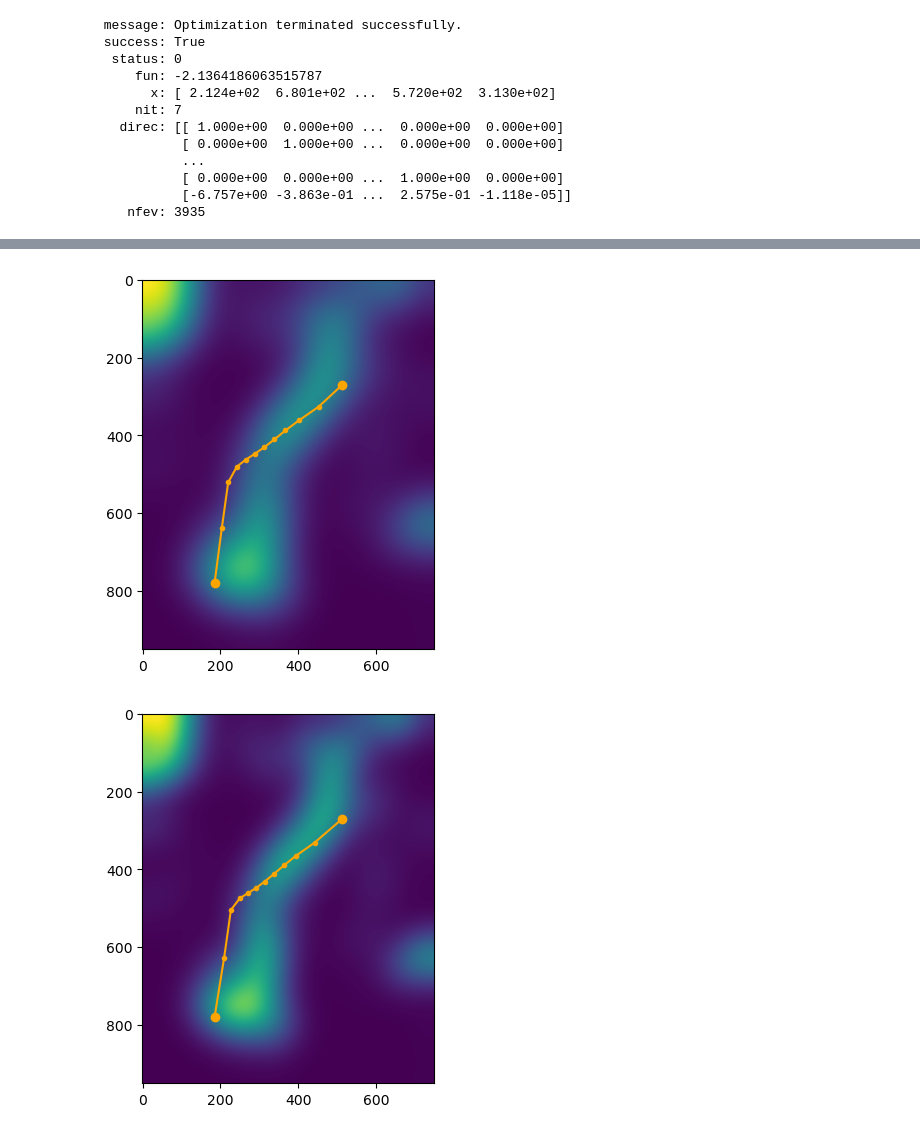
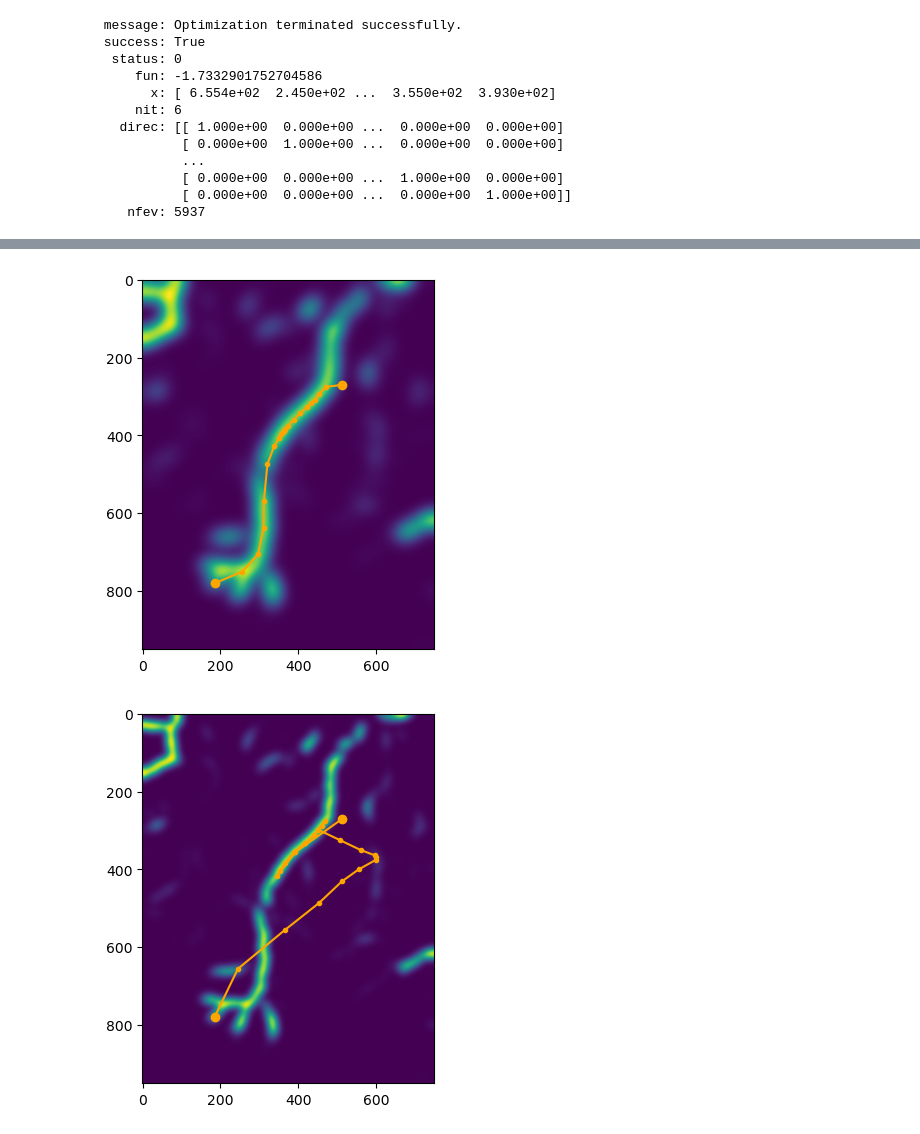
Before and after one commit to dsi-rse/gully-map, a Jupyter notebook: notebooks/elevation-along-gully.ipynb, the cells around one changed output, grey strips where cells are left out. Saved outputs shown, nothing was run; the diff lists cells and outputs as text; code cells hidden in the pictures.

```diff
--- a/notebooks/elevation-along-gully.ipynb
+++ b/notebooks/elevation-along-gully.ipynb
@@ -13,15 +13,15 @@ end = (513, 270)
 # %%
-NUM_MIDPOINTS = 10
+NUM_MIDPOINTS = 20
 
 def arguments_to_line(arguments):
     ij = np.empty((len(arguments) // 2 + 2, 2))
-    ij[0] = begin
-    ij[-1] = end
+    ij[0, 1], ij[0, 0] = begin
+    ij[-1, 1], ij[-1, 0] = end
     ij[1:-1] = arguments.reshape(-1, 2)
     return ij
 
 def blurry_iteration(guess, sigma, length_constraint):
-    bounds = np.tile([0, gully.shape[0], 0, gully.shape[1]], NUM_MIDPOINTS).reshape(-1, 2)
+    bounds = np.tile([0, gully.shape[1], 0, gully.shape[0]], NUM_MIDPOINTS).reshape(-1, 2)
 
     blurry = scipy.ndimage.gaussian_filter(gully, sigma)
     length_normalization = abs((begin[0] - end[0])**2 + (begin[1] - end[1])**2) * (NUM_MIDPOINTS + 1)
@@ -40,8 +40,8 @@ guess = np.dstack([
     np.linspace(begin[1], end[1], NUM_MIDPOINTS + 2),
 ])[0][1:-1].flatten()
 
-for sigma in [100, 90, 80, 70, 60, 50, 40, 30, 20, 10]:
-    result, guess = blurry_iteration(guess, sigma, 10)
+for sigma in [100, 80, 60, 40, 20, 10]:
+    result, guess = blurry_iteration(guess, sigma, 100)
 
     fig, ax = plt.subplots()
 
@@ -49,7 +49,7 @@ for sigma in [100, 90, 80, 70, 60, 50, 40, 30, 20, 10]:
 
     midpoints = arguments_to_line(result.x)
 
-    ax.plot(midpoints[:, 0], midpoints[:, 1], marker=".", color="orange")
+    ax.plot(midpoints[:, 1], midpoints[:, 0], marker=".", color="orange")
     ax.scatter([begin[0], end[0]], [begin[1], end[1]], marker="o", color="orange")
 
 result
@@ -57,12 +57,12 @@ result
  message: Optimization terminated successfully.
  success: True
   status: 0
-     fun: -2.1364186063515787
-       x: [ 2.124e+02  6.801e+02 ...  5.720e+02  3.130e+02]
-     nit: 7
+     fun: -1.7332901752704586
+       x: [ 6.554e+02  2.450e+02 ...  3.550e+02  3.930e+02]
+     nit: 6
    direc: [[ 1.000e+00  0.000e+00 ...  0.000e+00  0.000e+00]
            [ 0.000e+00  1.000e+00 ...  0.000e+00  0.000e+00]
            ...
            [ 0.000e+00  0.000e+00 ...  1.000e+00  0.000e+00]
-           [-6.757e+00 -3.863e-01 ...  2.575e-01 -1.118e-05]]
-    nfev: 3935
+           [ 0.000e+00  0.000e+00 ...  0.000e+00  1.000e+00]]
+    nfev: 5937
@@ -73,2 +73,2 @@ result
-[figure, old version]
+[figure, new version]
-[figure, old version]
+[figure, new version]
```
Also changed, not shown: parts of 3 cells of this notebook.
